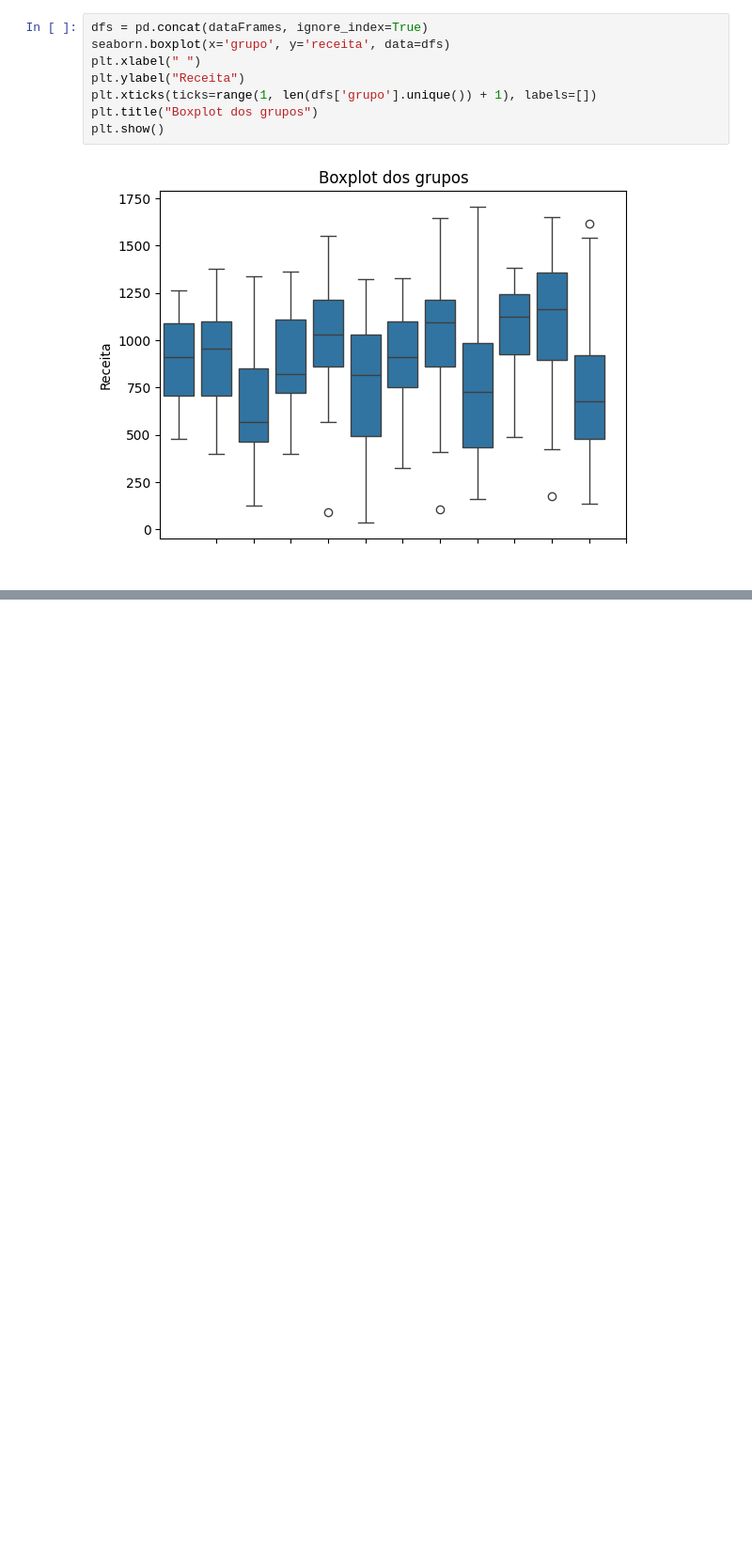
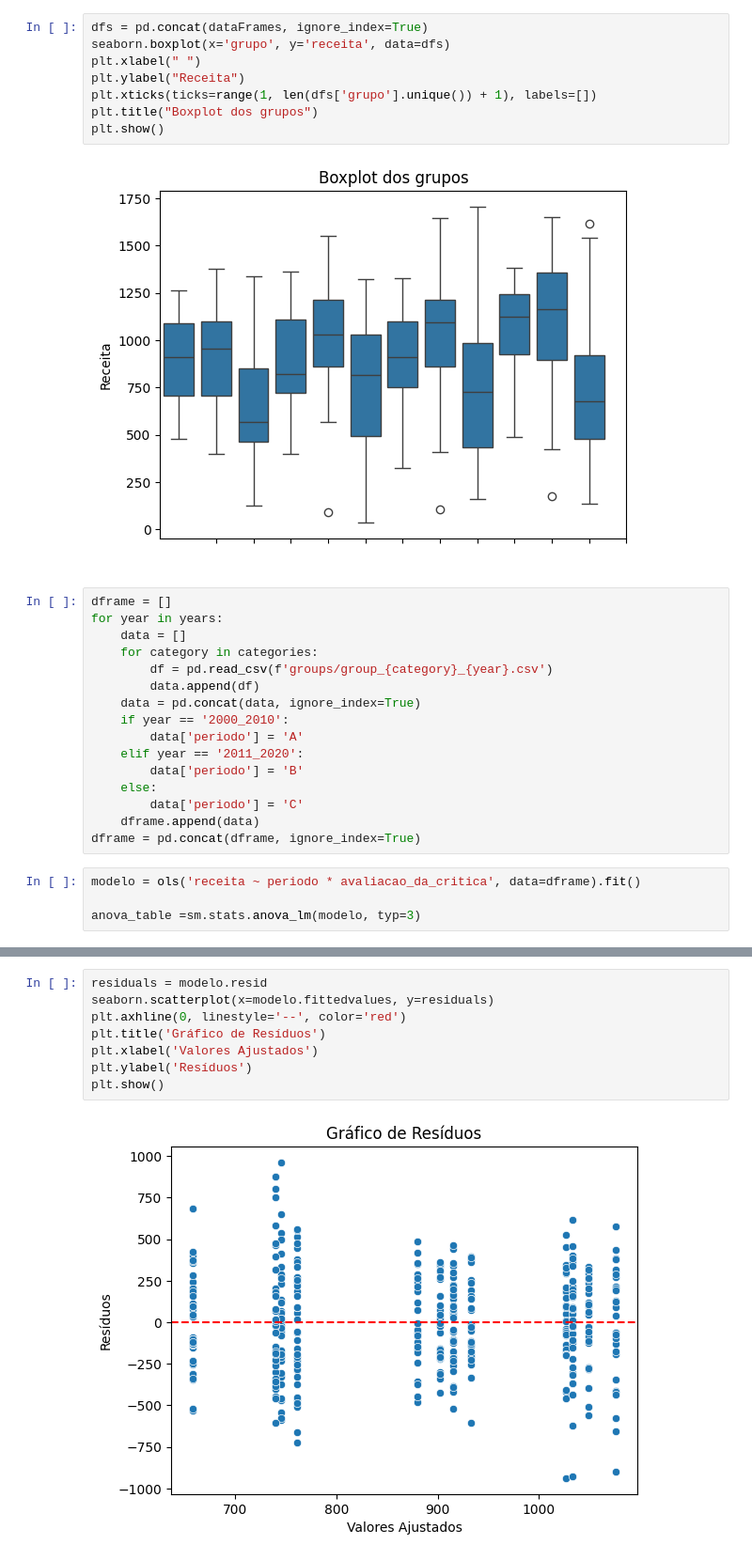
Before and after one commit to Marcos-Med/MQAM, a Jupyter notebook: T2/anova.ipynb, the cells around one changed output, grey strips where cells are left out. Shown at 94% size. Cells and saved outputs as stored; diff of their text form; blank space fills up the shorter version.

```diff
--- a/T2/anova.ipynb
+++ b/T2/anova.ipynb
@@ -122,3 +123,23 @@ plt.title("Boxplot dos grupos")
 plt.show()
 # %% [output]
 [figure]
+# %%
+dframe = []
+for year in years:
+    data = []
+    for category in categories:
+        df = pd.read_csv(f'groups/group_{category}_{year}.csv')
+        data.append(df)
+    data = pd.concat(data, ignore_index=True)
+    if year == '2000_2010':
+        data['periodo'] = 'A'
+    elif year == '2011_2020':
+        data['periodo'] = 'B'
+    else:
+        data['periodo'] = 'C'
+    dframe.append(data)
+dframe = pd.concat(dframe, ignore_index=True)
+# %%
+modelo = ols('receita ~ periodo * avaliacao_da_critica', data=dframe).fit()
+
+anova_table =sm.stats.anova_lm(modelo, typ=3)
@@ -124,0 +155,10 @@ plt.show()
+# %%
+residuals = modelo.resid
+seaborn.scatterplot(x=modelo.fittedvalues, y=residuals)
+plt.axhline(0, linestyle='--', color='red')
+plt.title('Gráfico de Resíduos')
+plt.xlabel('Valores Ajustados')
+plt.ylabel('Resíduos')
+plt.show()
+# %% [output]
+[figure, added]
```
Also changed, not shown: parts of 2 cells of this notebook.
